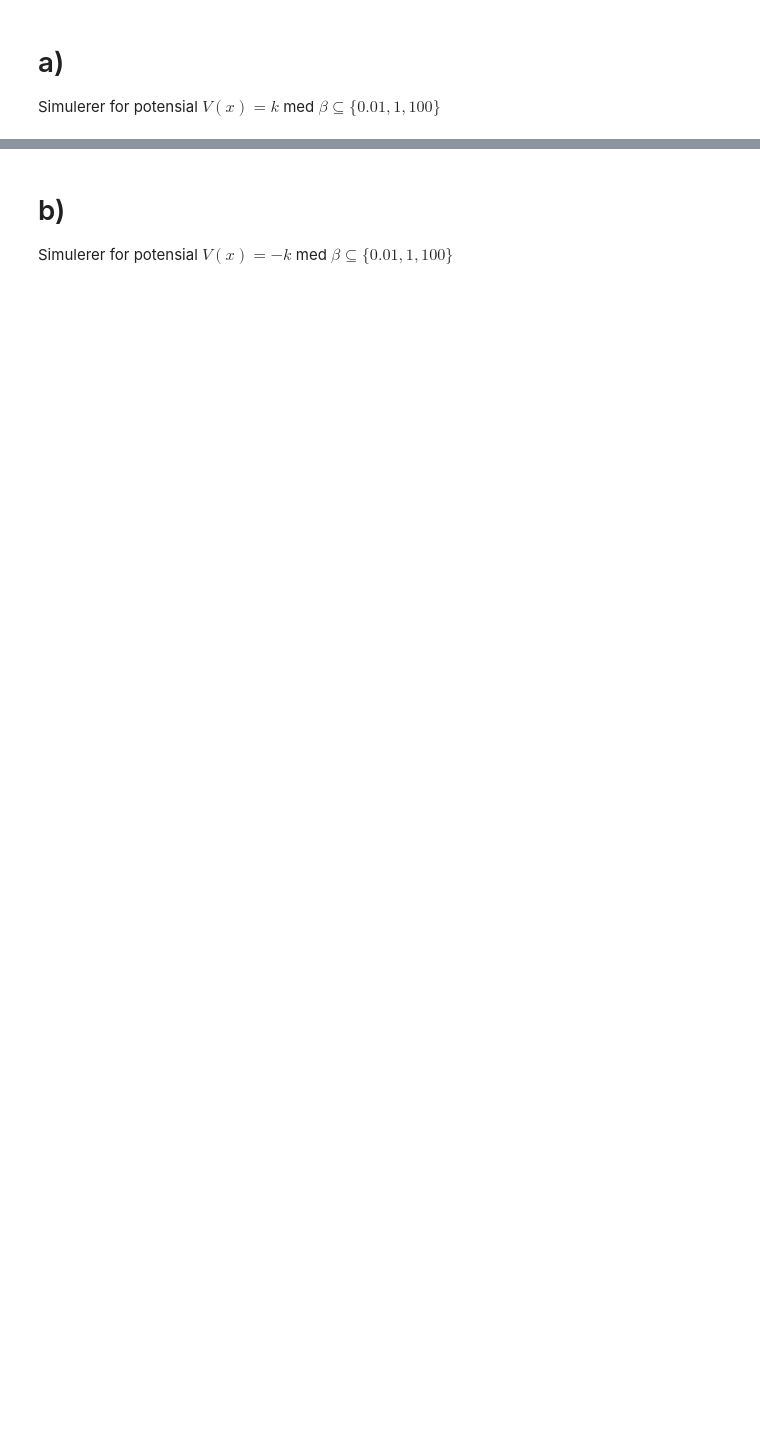
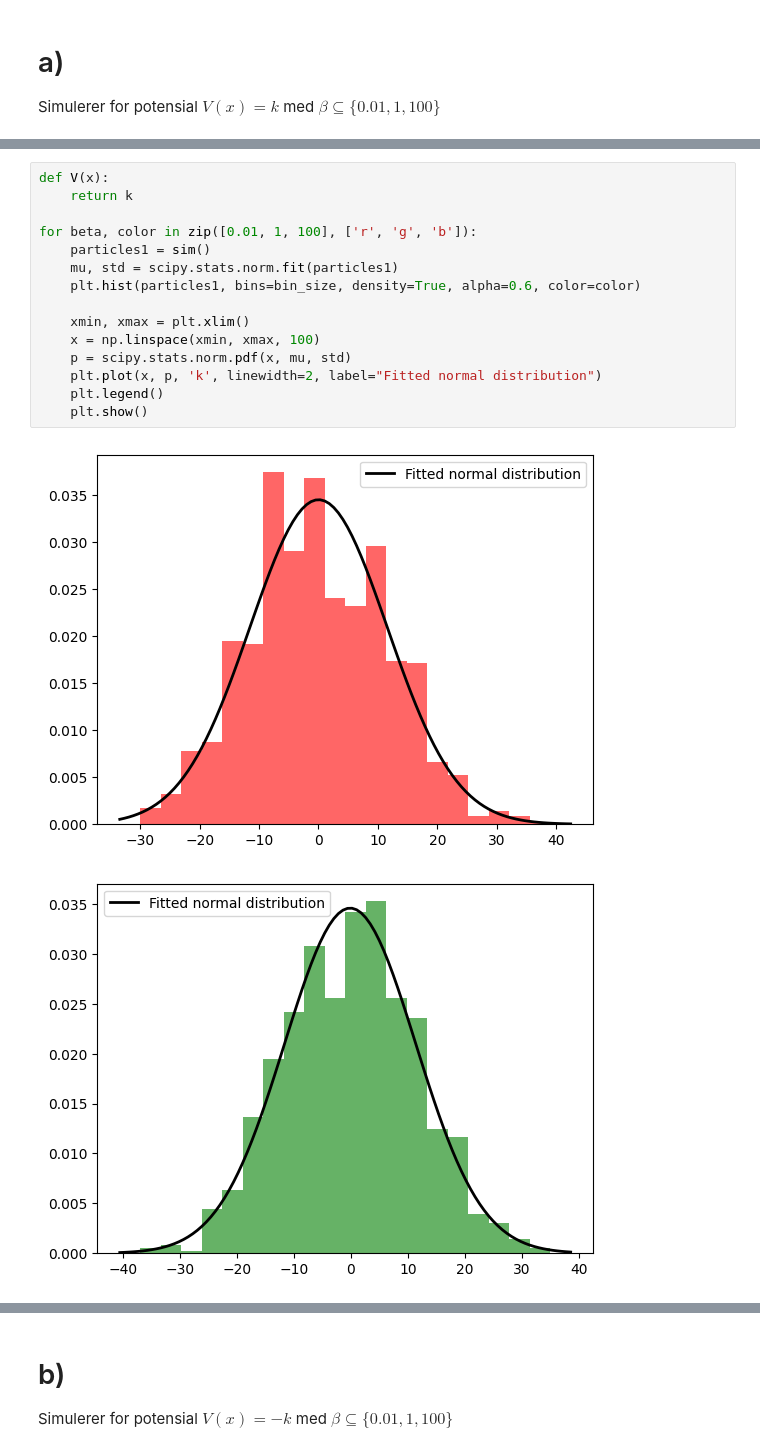
Before and after one commit to marieke-vaske/VitBer-BioFys, a Jupyter notebook: Prosjekt - main.ipynb, the cells around one changed output, grey strips where cells are left out. Cells and saved outputs as stored; diff of their text form; blank space fills up the shorter version.

```diff
--- a/Prosjekt - main.ipynb
+++ b/Prosjekt - main.ipynb
@@ -103,0 +94,18 @@ for beta in [0.01, 1, 100]:
+# %%
+def V(x):
+    return k
+
+for beta, color in zip([0.01, 1, 100], ['r', 'g', 'b']):
+    particles1 = sim()
+    mu, std = scipy.stats.norm.fit(particles1)
+    plt.hist(particles1, bins=bin_size, density=True, alpha=0.6, color=color)
+
+    xmin, xmax = plt.xlim()
+    x = np.linspace(xmin, xmax, 100)
+    p = scipy.stats.norm.pdf(x, mu, std)
+    plt.plot(x, p, 'k', linewidth=2, label="Fitted normal distribution")
+    plt.legend()
+    plt.show()
+# %% [output]
+[figure, added]
+[figure, added]
```
Also changed, not shown: parts of 8 cells of this notebook.
